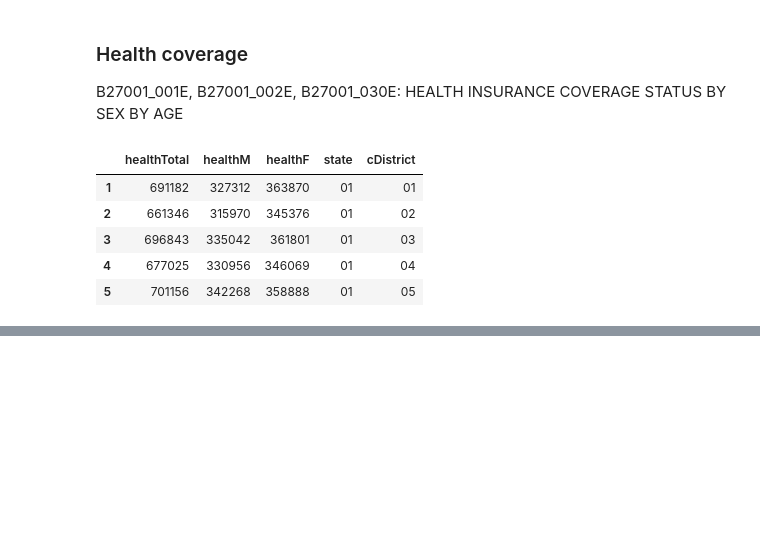
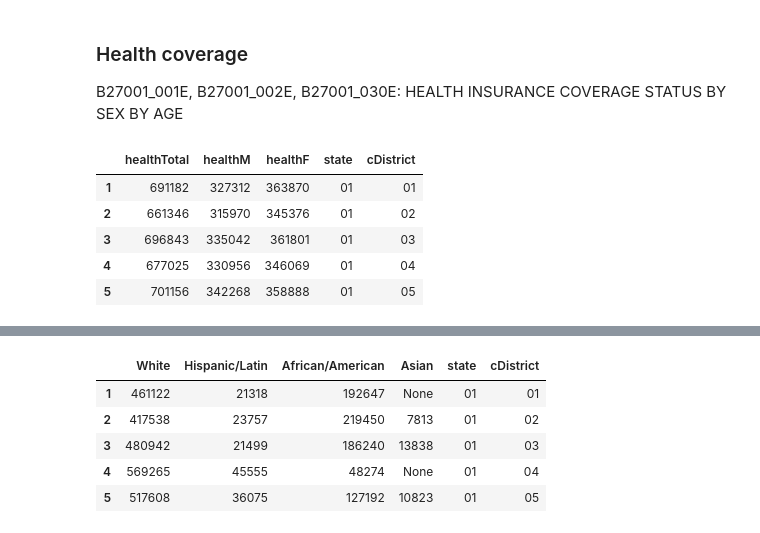
Before and after one commit to GregPoppe/opioid_project, a Jupyter notebook: censusData.ipynb, the cells around one changed output, grey strips where cells are left out. Drawn from its saved outputs; the diff is of its cells as text; code cells hidden in the pictures; blank space fills up the shorter version.

Commit message:
cleaned, comments and added race

```diff
--- a/censusData.ipynb
+++ b/censusData.ipynb
@@ -144,3 +134,17 @@ all_df.head()
+# %%
+variables='B01001H_001E,B01001I_001E,B01001B_001E,B01001D_001E'
+url=base_url+variables+district_base+district+key
+race_df=getAPIData(url)
+race_df.columns=['White', 'Hispanic/Latin', 'African/American', 'Asian', 'state', 'cDistrict']
+race_df=race_df.drop(race_df.index[0])
+race_df.head()
+# %% [output]
+|  | White | Hispanic/Latin | African/American | Asian | state | cDistrict |
+| 1 | 461122 | 21318 | 192647 | None | 01 | 01 |
+| 2 | 417538 | 23757 | 219450 | 7813 | 01 | 02 |
+| 3 | 480942 | 21499 | 186240 | 13838 | 01 | 03 |
+| 4 | 569265 | 45555 | 48274 | None | 01 | 04 |
+| 5 | 517608 | 36075 | 127192 | 10823 | 01 | 05 |
 # %%
 # Add columns
 # a. 'noHS' : No high school education
```
Also changed, not shown: parts of 10 cells of this notebook.
